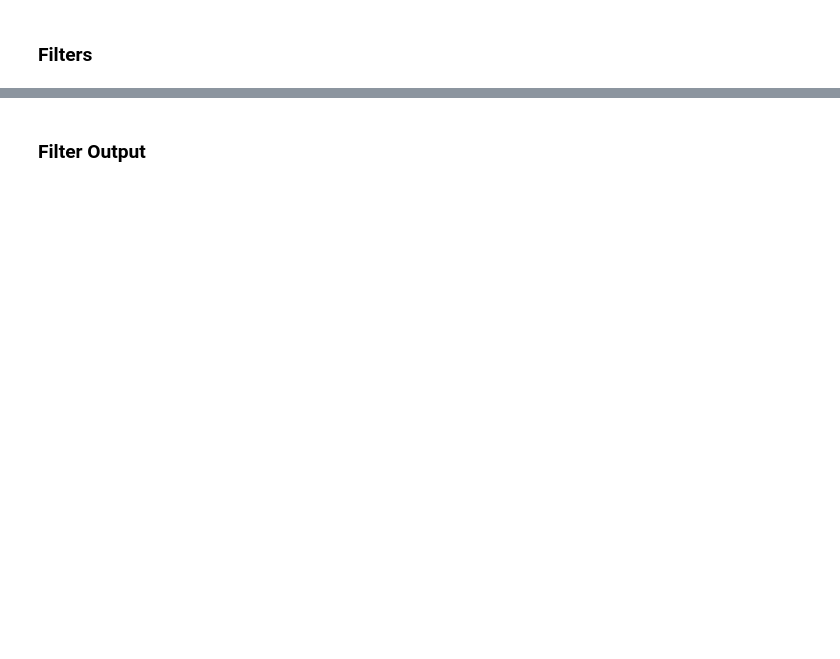
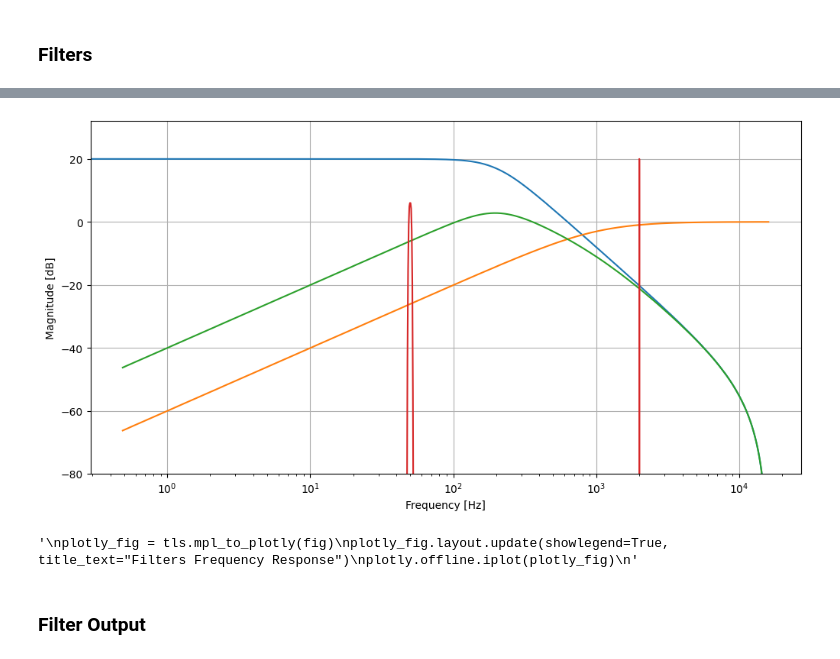
Before and after one commit to TUIlmenauAMS/MRSP_Tutorials, a Jupyter notebook: MSP_FrequencyResponse.ipynb, the cells around one changed output, grey strips where cells are left out. Cells and saved outputs as stored; diff of their text form; code cells hidden in the pictures; blank space fills up the shorter version.

```diff
--- a/MSP_FrequencyResponse.ipynb
+++ b/MSP_FrequencyResponse.ipynb
@@ -975,18 +1004,23 @@ h_total = h* h1
 # %%
 # Plot Filters Frequency Response
 fig = plt.figure(figsize=(12,6))
 plt.xlabel('Frequency [Hz]')
 plt.ylabel('Magnitude [dB]')
 plt.semilogx(f[0:NFFT//2],20*np.log10(np.abs(h[0:NFFT//2])),label='LP Filter')
 plt.semilogx(f[0:NFFT//2],20*np.log10(np.abs(h1[0:NFFT//2])), label='HP Filter')
 plt.semilogx(f[0:NFFT//2], 20*np.log10(np.abs(h_total[0:NFFT//2])), label='Cascaded Filters')
 plt.semilogx(freqs[0:NFFT//2],20*np.log10(input_singnal_win_fft_mag_norm[0:NFFT//2]), label='Input Signal')
 plt.ylim(bottom=-80)
 plt.grid()
-
+plt.show()
+"""
 plotly_fig = tls.mpl_to_plotly(fig)
 plotly_fig.layout.update(showlegend=True, title_text="Filters Frequency Response")
 plotly.offline.iplot(plotly_fig)
+"""
+# %% [output]
+[figure, added]
+'\nplotly_fig = tls.mpl_to_plotly(fig)\nplotly_fig.layout.update(showlegend=True, title_text="Filters Frequency Response")\nplotly.offline.iplot(plotly_fig)\n'
 # %% [markdown]
 ### Filter Output
 # %%
```
Also changed, not shown: parts of 15 cells of this notebook.
